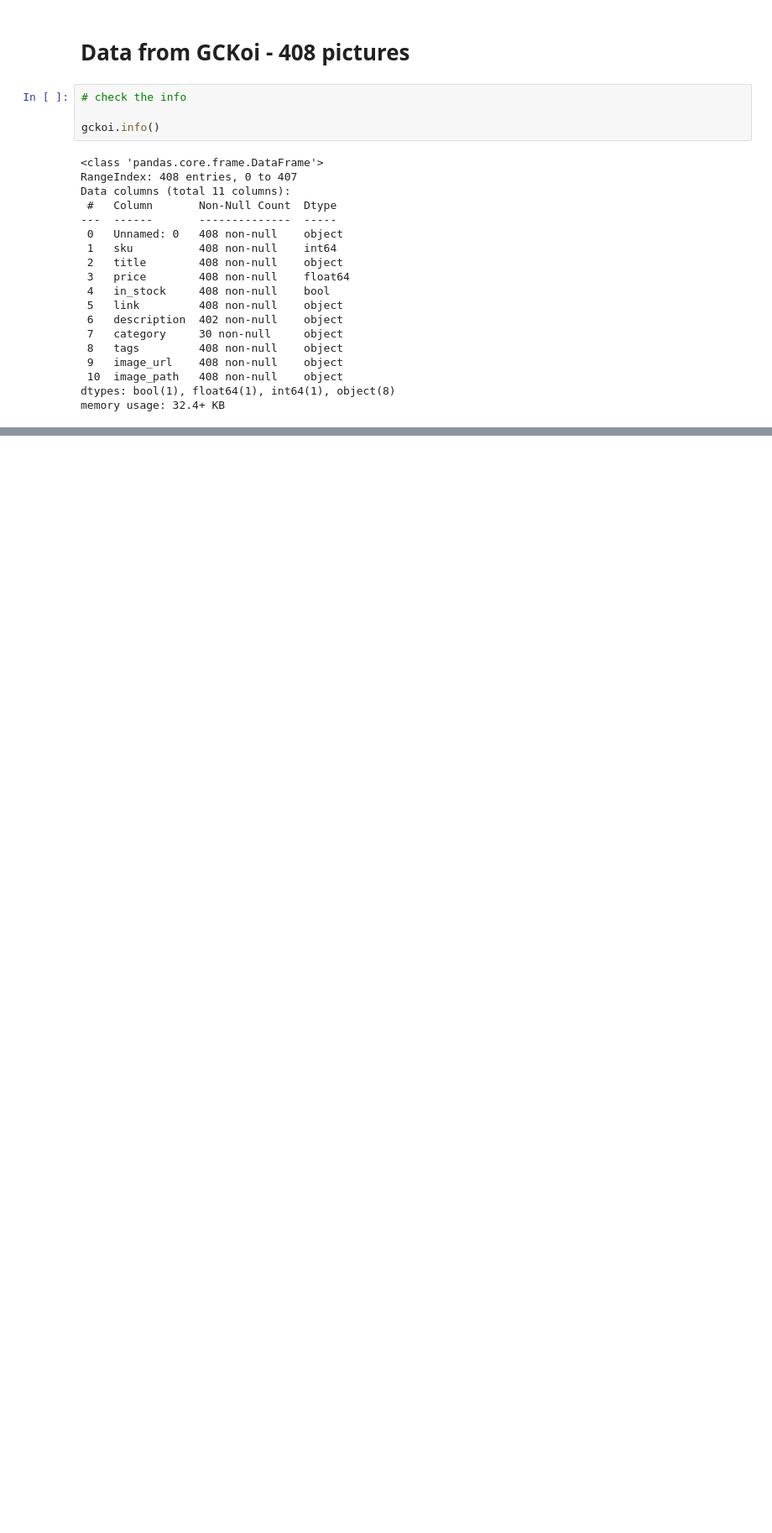
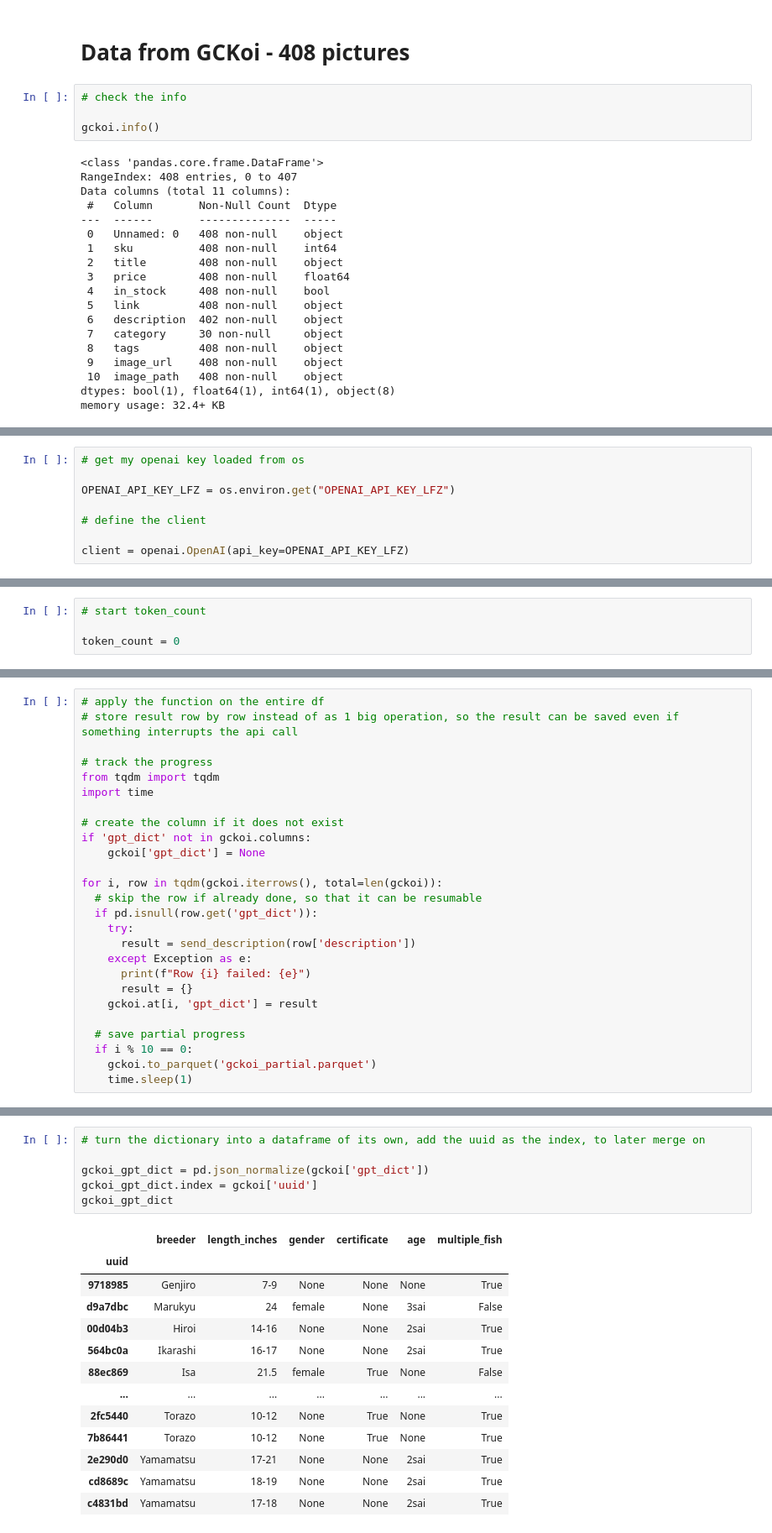
Before and after one commit to annahanslc/koi-price-prediction, a Jupyter notebook: bigger_dataset/1_EDA.ipynb, the cells around one changed output, grey strips where cells are left out. Shown at 84% size. Cells and saved outputs as stored; diff of their text form; blank space fills up the shorter version.

```diff
--- a/bigger_dataset/1_EDA.ipynb
+++ b/bigger_dataset/1_EDA.ipynb
@@ -280,0 +508,8 @@ sacramentokoi.head()
+# %%
+# get my openai key loaded from os
+
+OPENAI_API_KEY_LFZ = os.environ.get("OPENAI_API_KEY_LFZ")
+
+# define the client
+
+client = openai.OpenAI(api_key=OPENAI_API_KEY_LFZ)
@@ -280,0 +556,4 @@ sacramentokoi.head()
+# %%
+# start token_count
+
+token_count = 0
@@ -280,0 +765,26 @@ sacramentokoi.head()
+# %%
+# apply the function on the entire df
+# store result row by row instead of as 1 big operation, so the result can be saved even if something interrupts the api call
+
+# track the progress
+from tqdm import tqdm
+import time
+
+# create the column if it does not exist
+if 'gpt_dict' not in gckoi.columns:
+    gckoi['gpt_dict'] = None
+
+for i, row in tqdm(gckoi.iterrows(), total=len(gckoi)):
+  # skip the row if already done, so that it can be resumable
+  if pd.isnull(row.get('gpt_dict')):
+    try:
+      result = send_description(row['description'])
+    except Exception as e:
+      print(f"Row {i} failed: {e}")
+      result = {}
+    gckoi.at[i, 'gpt_dict'] = result
+
+  # save partial progress
+  if i % 10 == 0:
+    gckoi.to_parquet('gckoi_partial.parquet')
+    time.sleep(1)
@@ -280,0 +817,20 @@ sacramentokoi.head()
+# %%
+# turn the dictionary into a dataframe of its own, add the uuid as the index, to later merge on
+
+gckoi_gpt_dict = pd.json_normalize(gckoi['gpt_dict'])
+gckoi_gpt_dict.index = gckoi['uuid']
+gckoi_gpt_dict
+# %% [output]
+|  | breeder | length_inches | gender | certificate | age | multiple_fish |
+| uuid |  |  |  |  |  |  |
+| 9718985 | Genjiro | 7-9 | None | None | None | True |
+| d9a7dbc | Marukyu | 24 | female | None | 3sai | False |
+| 00d04b3 | Hiroi | 14-16 | None | None | 2sai | True |
+| 564bc0a | Ikarashi | 16-17 | None | None | 2sai | True |
+| 88ec869 | Isa | 21.5 | female | True | None | False |
+| ... | ... | ... | ... | ... | ... | ... |
+| 2fc5440 | Torazo | 10-12 | None | True | None | True |
+| 7b86441 | Torazo | 10-12 | None | True | None | True |
+| 2e290d0 | Yamamatsu | 17-21 | None | None | 2sai | True |
+| cd8689c | Yamamatsu | 18-19 | None | None | 2sai | True |
+| c4831bd | Yamamatsu | 17-18 | None | None | 2sai | True |
```
Also changed, not shown: parts of 74 cells of this notebook, 7 other files.
